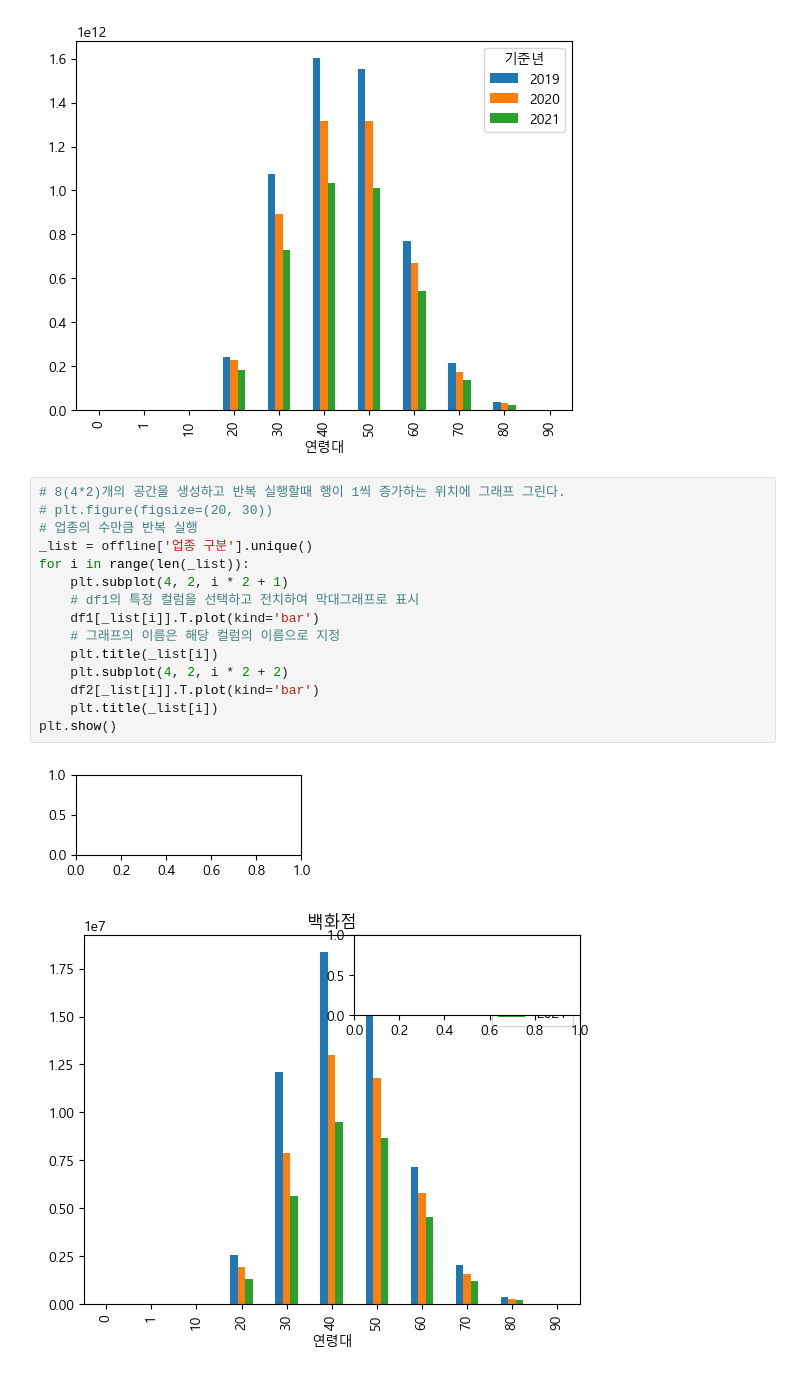
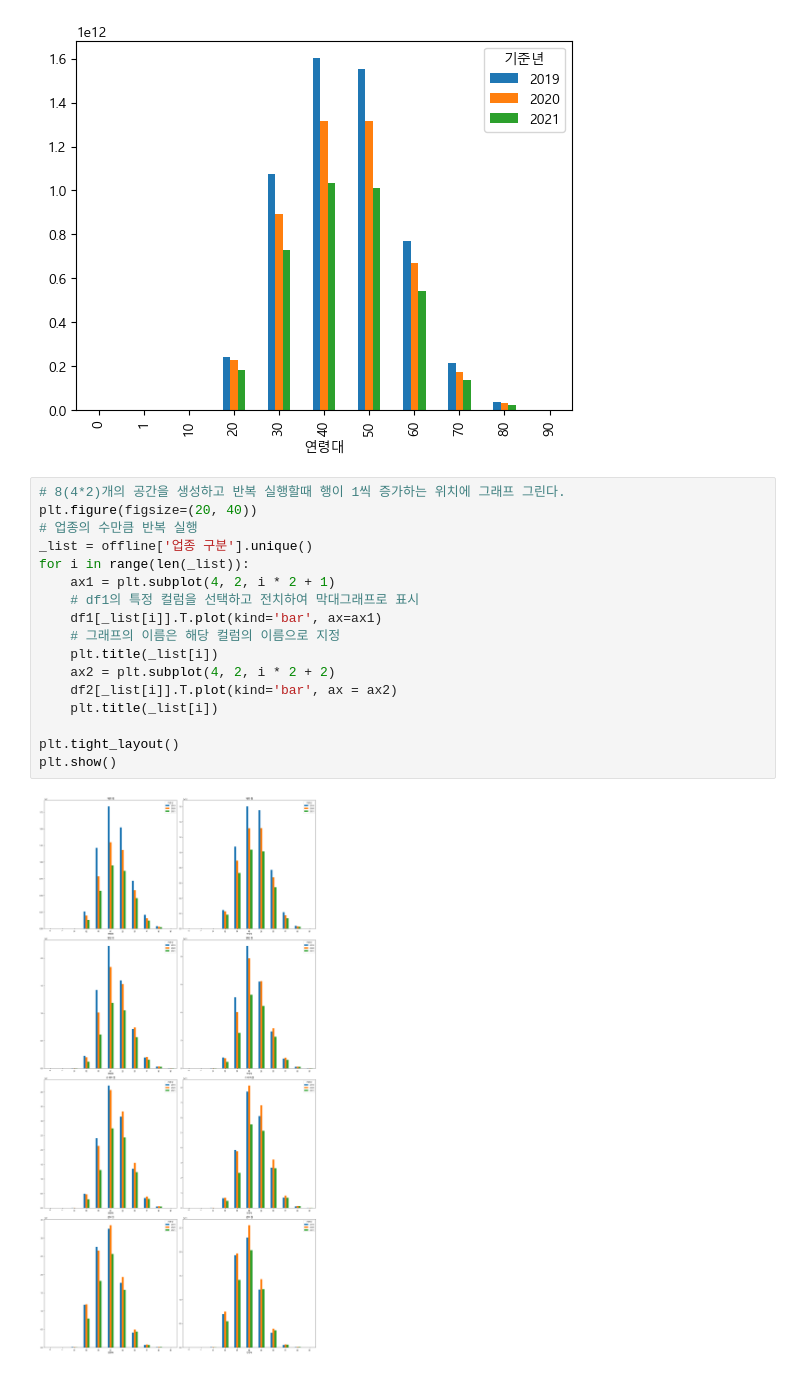
Before and after one commit to bsmoon-86/multicam_2025, a Jupyter notebook: 250917/01_card.ipynb, the cells around one changed output. Saved outputs shown, nothing was run; the diff lists cells and outputs as text.

```diff
--- a/250917/01_card.ipynb
+++ b/250917/01_card.ipynb
@@ -148,19 +148,20 @@ plt.show()
 [figure]
 # %%
 # 8(4*2)개의 공간을 생성하고 반복 실행할때 행이 1씩 증가하는 위치에 그래프 그린다.
-# plt.figure(figsize=(20, 30))
+plt.figure(figsize=(20, 40))
 # 업종의 수만큼 반복 실행
 _list = offline['업종 구분'].unique()
 for i in range(len(_list)):
-    plt.subplot(4, 2, i * 2 + 1)
+    ax1 = plt.subplot(4, 2, i * 2 + 1)
     # df1의 특정 컬럼을 선택하고 전치하여 막대그래프로 표시
-    df1[_list[i]].T.plot(kind='bar')
+    df1[_list[i]].T.plot(kind='bar', ax=ax1)
     # 그래프의 이름은 해당 컬럼의 이름으로 지정
     plt.title(_list[i])
-    plt.subplot(4, 2, i * 2 + 2)
-    df2[_list[i]].T.plot(kind='bar')
+    ax2 = plt.subplot(4, 2, i * 2 + 2)
+    df2[_list[i]].T.plot(kind='bar', ax = ax2)
     plt.title(_list[i])
+
+plt.tight_layout()
 plt.show()
 # %% [output]
-[figure, old version]
+[figure, new version]
-[figure, removed]
```
Also changed, not shown: parts of 1 cell of this notebook.
